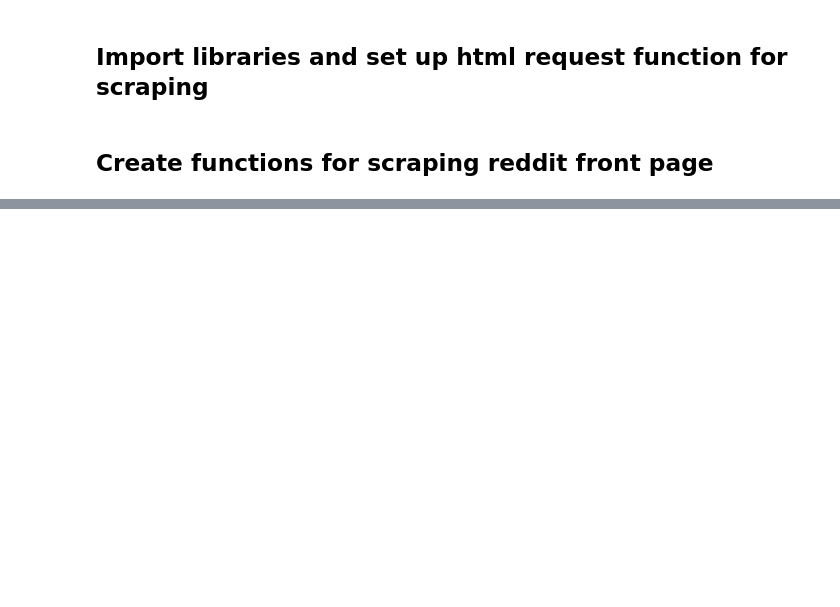
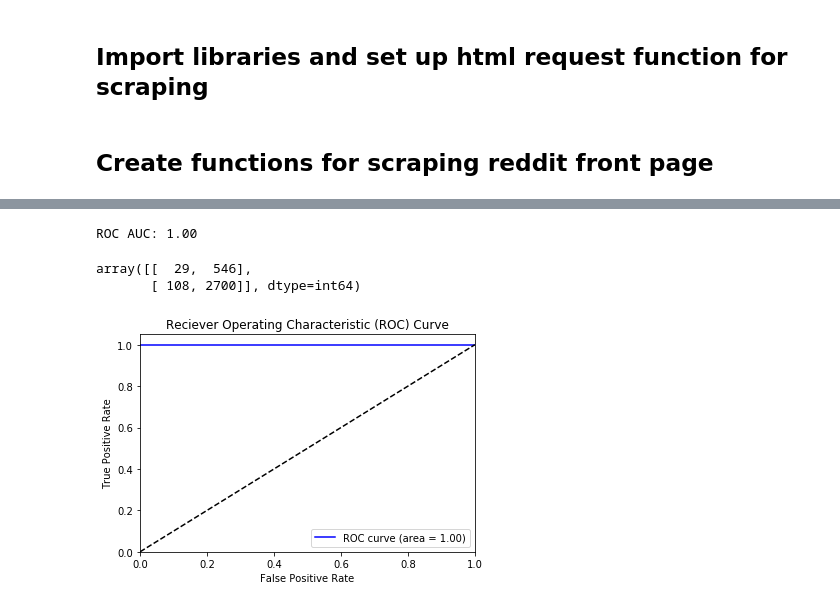
Before and after one commit to dubyadud/RedditWebScraper, a Jupyter notebook: Reddit Scraper and Analysis.ipynb, the cells around one changed output, grey strips where cells are left out. Saved outputs shown, nothing was run; the diff lists cells and outputs as text; code cells hidden in the pictures; blank space fills up the shorter version.

Commit message:
Reddit project for scraping homepage threads and predicting if comments are above or below some metric, in this case the average

```diff
--- a/Reddit Scraper and Analysis.ipynb
+++ b/Reddit Scraper and Analysis.ipynb
@@ -154,0 +355,15 @@ red.to_csv('reddit_threads.csv')
+# %%
+%%time
+
+etparams = {'n_estimators':[22, 23, 24, 25, 30],
+            'max_features':[20, 30, 35],
+            'min_samples_leaf':[2,3,5,7,8,9,10,11]}
+
+
+etgs = GridSearchCV(ExtraTreesClassifier(),
+                      etparams,
+                      verbose = 1,
+                      cv = cv,
+                      n_jobs = -1)
+
+etgs.fit(X_train, y_train)
@@ -154,0 +396,2 @@ red.to_csv('reddit_threads.csv')
+# %%
+etgs.fit(X_train, y_train)
@@ -154,0 +419,29 @@ red.to_csv('reddit_threads.csv')
+# %%
+#determine false positives and true positives
+fpr, tpr, _ = roc_curve(y_test, etgs.best_estimator_.predict_proba(X_test)[:,0])
+# %%
+#calculate the AUC (area under the curve)
+roc_auc = auc(fpr, tpr)
+# %%
+print('ROC AUC:', format(roc_auc,  '.2f'))
+# %% [output]
+ROC AUC: 1.00
+# %%
+confusion_matrix(np.array(y_test), etgs.predict(X_test), labels = [1,0])
+# %% [output]
+array([[  29,  546],
+       [ 108, 2700]], dtype=int64)
+# %%
+#plot of a ROC curve for a specific class
+plt.figure()
+plt.plot(fpr, tpr, label='ROC curve (area = %0.2f)' % roc_auc, color = 'blue')
+plt.plot([0, 1], [0,1], 'k--')
+plt.xlim([0.0, 1.0])
+plt.ylim([0.0, 1.05])
+plt.xlabel('False Positive Rate')
+plt.ylabel('True Positive Rate')
+plt.title('Reciever Operating Characteristic (ROC) Curve')
+plt.legend(loc="lower right")
+plt.show()
+# %% [output]
+[figure, added]
```
Also changed, not shown: parts of 53 cells of this notebook.
